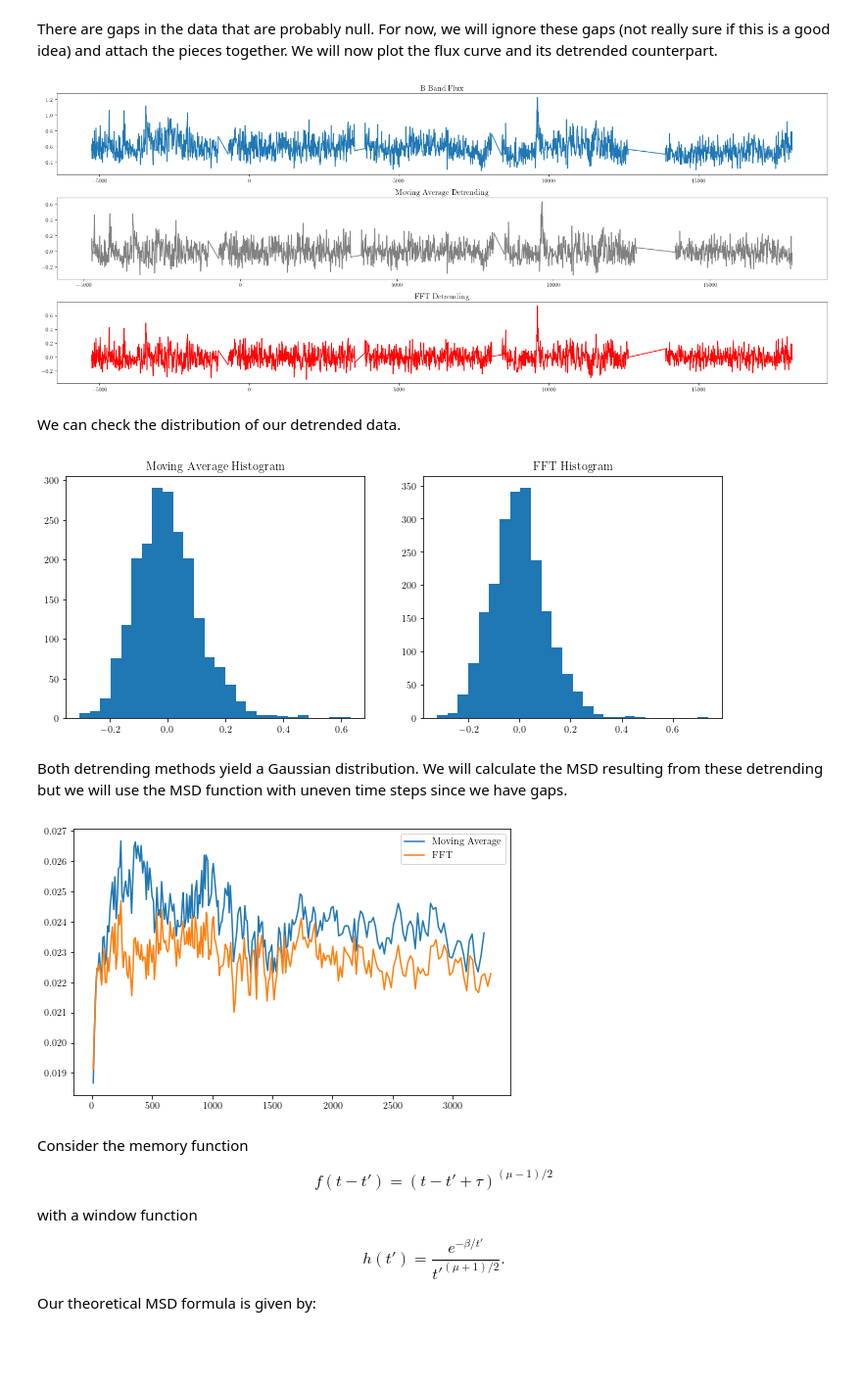
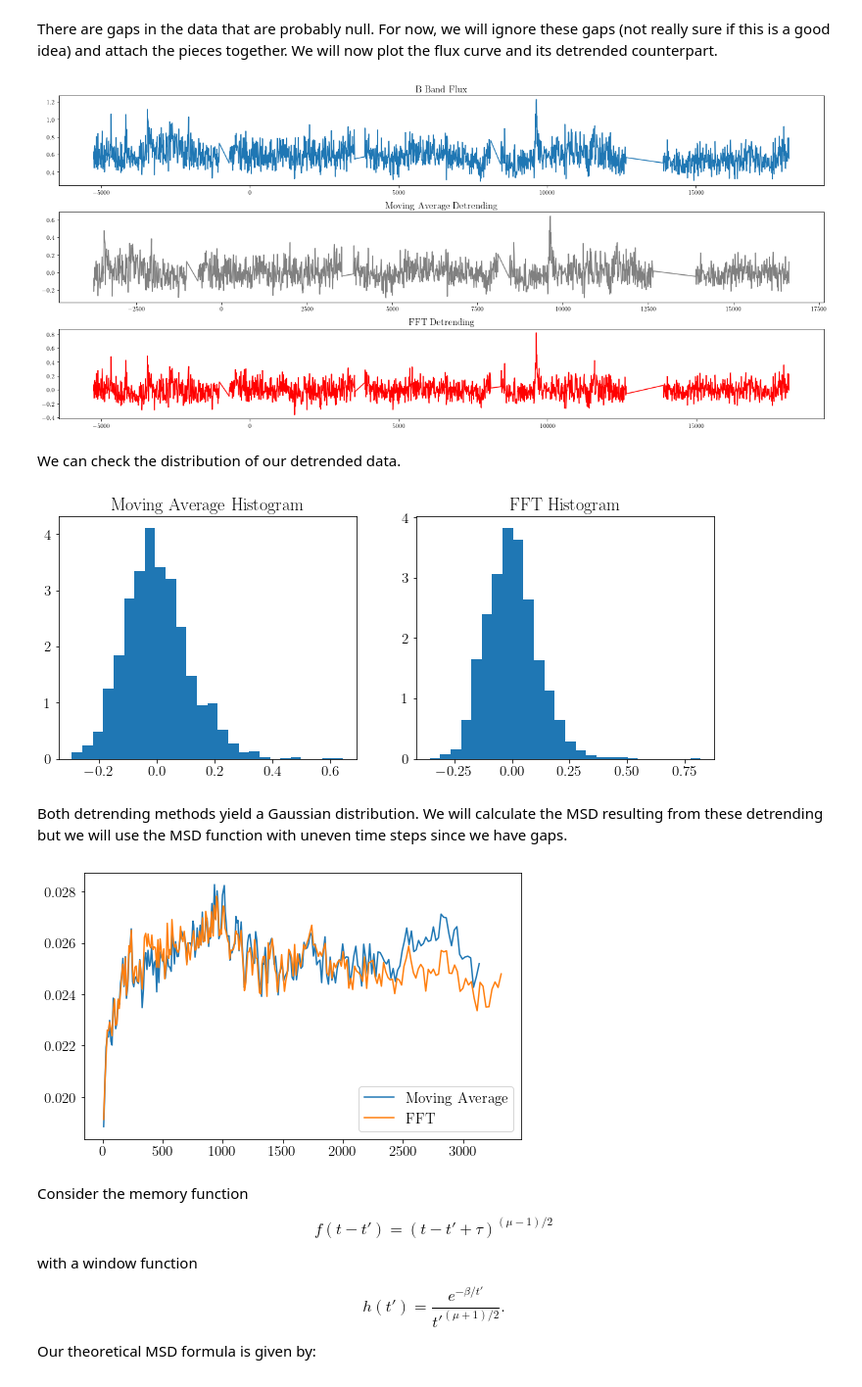
Before and after one commit to xxtofff/Physics-305, a Jupyter notebook: notebooks/PSR_J1023.ipynb, the cells around one changed output. Shown: that part at 98% size. Drawn from its saved outputs; the diff is of its cells as text; code cells hidden in the pictures; blank space fills up the shorter version.

```diff
--- a/notebooks/PSR_J1023.ipynb
+++ b/notebooks/PSR_J1023.ipynb
@@ -214,47 +215,47 @@ There are gaps in the data that are probably null. For now, we will ignore these
 # %%
 flux = b_band.Flux
 
-movave_window = 50
-fft_thresh = 15
+movave_window = 150
+fft_thresh = 5
 movave_flux = mov_ave_detrend(flux, movave_window)
 fft_flux = fft_detrend(flux, fft_thresh)
 # %%
-plt.figure(figsize=(20,8))
+plt.figure(figsize=(18,8))
 
 plt.subplot(3,1,1)
-plt.title('$\mathrm{B\ Band\ Flux}$', fontsize = 14)
+plt.title('$\mathrm{B\ Band\ Flux}$', fontsize = 15)
 plt.plot(b_band.Time, flux)
 
 plt.subplot(3,1,2)
-plt.title('$\mathrm{Moving\ Average\ Detrending}$', fontsize = 14)
+plt.title('$\mathrm{Moving\ Average\ Detrending}$', fontsize = 15)
 plt.plot(b_band.Time[movave_window:-movave_window], movave_flux, c = 'gray')
 
 plt.subplot(3,1,3)
-plt.title('$\mathrm{FFT\ Detrending}$', fontsize = 14)
+plt.title('$\mathrm{FFT\ Detrending}$', fontsize = 15)
 plt.plot(b_band.Time[:-1], fft_flux, c = 'red')
 
 plt.tight_layout()
 plt.savefig('..//figures//PSR_J1023//detrending.png', dpi = 300, bbox_inches = 'tight')
 plt.show()
 # %% [output]
-[figure, old version]
+[figure, new version]
 # %% [markdown]
 We can check the distribution of our detrended data.
 # %%
 plt.figure(figsize=(12, 10))
 
 plt.subplot(2,2,1)
-plt.hist(movave_flux, bins = tscott_bins(movave_flux))
+plt.hist(movave_flux, bins = tscott_bins(fft_flux), density= True)
 plt.title('$\mathrm{Moving\ Average\ Histogram}$')
 
 plt.subplot(2,2,2)
-plt.hist(fft_flux, bins = tscott_bins(fft_flux))
+plt.hist(fft_flux, bins = tscott_bins(fft_flux), density= True)
 plt.title('$\mathrm{FFT\ Histogram}$')
 
-plt.savefig('..//figures//PSR_J1023//detrend_hist.png', dpi = 300, bbox_inches = 'tight')
+plt.savefig('..//figures//PSR_J1023//detrend_hist.png', dpi = 500, bbox_inches = 'tight')
 plt.show()
 # %% [output]
-[figure, old version]
+[figure, new version]
 # %% [markdown]
 Both detrending methods yield a Gaussian distribution. We will calculate the MSD resulting from these detrending but we will use the MSD function with uneven time steps since we have gaps.
 # %%
@@ -272,7 +273,7 @@ plt.legend()
 plt.savefig('..//figures//PSR_J1023//raw_msd.png', dpi = 300, bbox_inches = 'tight')
 plt.show()
 # %% [output]
-[figure, old version]
+[figure, new version]
 # %% [markdown]
 Consider the memory function
 
```
Also changed, not shown: parts of 5 cells of this notebook, 8 other files.
